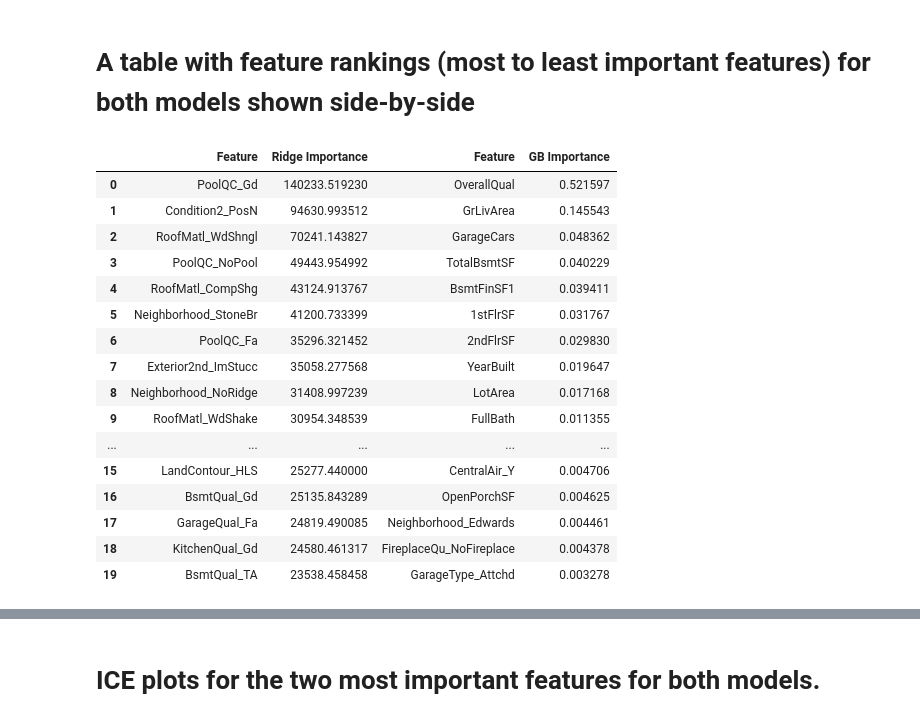
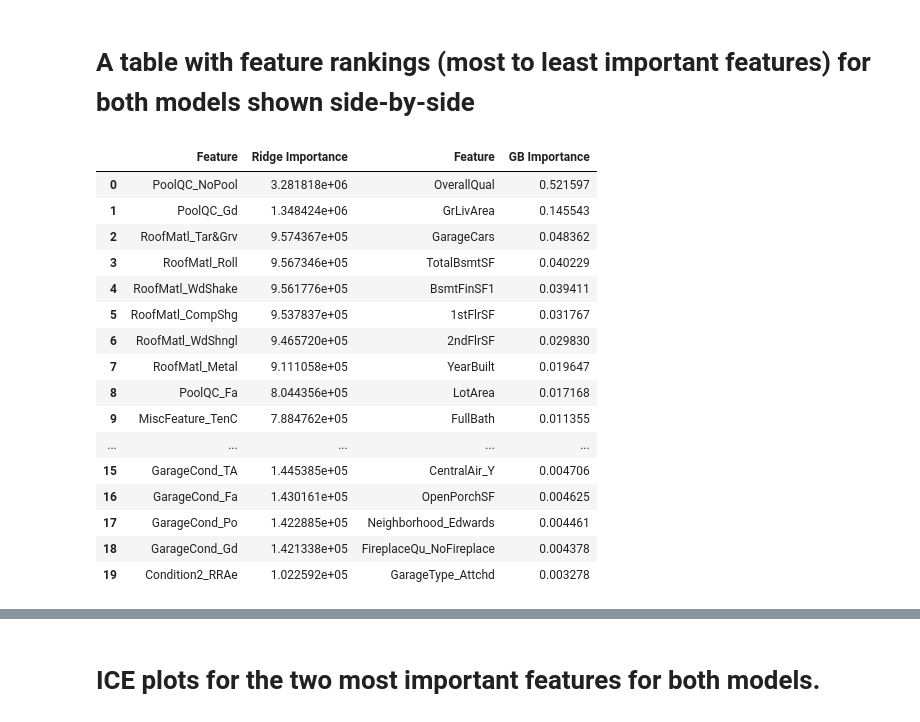
Before and after one commit to annwanginnt/Operation-Research, a Jupyter notebook: AIassignment2.ipynb, the cells around one changed output, grey strips where cells are left out. Saved outputs shown, nothing was run; the diff lists cells and outputs as text; code cells hidden in the pictures.

```diff
--- a/AIassignment2.ipynb
+++ b/AIassignment2.ipynb
@@ -552,43 +559,44 @@ shap.summary_plot(shap_values, X_train, plot_type='bar')
 # A table with feature rankings (most to least important features) for both models shown side-by-side
 # %%
 gb_model = non_linear_models['Gradient Boosting']
+ridge_model = models['Linear Regression']
 
 
 
 # get Ridge model's feature importance using absolute value
 ridge_importance = abs(ridge_model.coef_)
 
 # get Gradient Boosting  model's feature importance using absolute value
 gb_importance = gb_model.feature_importances_
 
 # convert to DataFrame
 ridge_df = pd.DataFrame({'Feature': feature_names, 'Ridge Importance': ridge_importance})
 gb_df = pd.DataFrame({'Feature': feature_names, 'GB Importance': gb_importance})
 
 # sort two dataframe
 ridge_df = ridge_df.sort_values(by='Ridge Importance', ascending=False).reset_index(drop=True)
 gb_df = gb_df.sort_values(by='GB Importance', ascending=False).reset_index(drop=True)
 
 # concat two dataset
 feature_importance_df = pd.concat([ridge_df, gb_df], axis=1)
 
 # Most 20 important features for both models
 feature_importance_df.head(20)
 # %% [output]
 |  | Feature | Ridge Importance | Feature | GB Importance |
-| 0 | PoolQC_Gd | 140233.519230 | OverallQual | 0.521597 |
-| 1 | Condition2_PosN | 94630.993512 | GrLivArea | 0.145543 |
-| 2 | RoofMatl_WdShngl | 70241.143827 | GarageCars | 0.048362 |
-| 3 | PoolQC_NoPool | 49443.954992 | TotalBsmtSF | 0.040229 |
-| 4 | RoofMatl_CompShg | 43124.913767 | BsmtFinSF1 | 0.039411 |
-| 5 | Neighborhood_StoneBr | 41200.733399 | 1stFlrSF | 0.031767 |
-| 6 | PoolQC_Fa | 35296.321452 | 2ndFlrSF | 0.029830 |
-| 7 | Exterior2nd_ImStucc | 35058.277568 | YearBuilt | 0.019647 |
-| 8 | Neighborhood_NoRidge | 31408.997239 | LotArea | 0.017168 |
-| 9 | RoofMatl_WdShake | 30954.348539 | FullBath | 0.011355 |
+| 0 | PoolQC_NoPool | 3.281818e+06 | OverallQual | 0.521597 |
+| 1 | PoolQC_Gd | 1.348424e+06 | GrLivArea | 0.145543 |
+| 2 | RoofMatl_Tar&Grv | 9.574367e+05 | GarageCars | 0.048362 |
+| 3 | RoofMatl_Roll | 9.567346e+05 | TotalBsmtSF | 0.040229 |
+| 4 | RoofMatl_WdShake | 9.561776e+05 | BsmtFinSF1 | 0.039411 |
+| 5 | RoofMatl_CompShg | 9.537837e+05 | 1stFlrSF | 0.031767 |
+| 6 | RoofMatl_WdShngl | 9.465720e+05 | 2ndFlrSF | 0.029830 |
+| 7 | RoofMatl_Metal | 9.111058e+05 | YearBuilt | 0.019647 |
+| 8 | PoolQC_Fa | 8.044356e+05 | LotArea | 0.017168 |
+| 9 | MiscFeature_TenC | 7.884762e+05 | FullBath | 0.011355 |
 | ... | ... | ... | ... | ... |
-| 15 | LandContour_HLS | 25277.440000 | CentralAir_Y | 0.004706 |
-| 16 | BsmtQual_Gd | 25135.843289 | OpenPorchSF | 0.004625 |
-| 17 | GarageQual_Fa | 24819.490085 | Neighborhood_Edwards | 0.004461 |
-| 18 | KitchenQual_Gd | 24580.461317 | FireplaceQu_NoFireplace | 0.004378 |
-| 19 | BsmtQual_TA | 23538.458458 | GarageType_Attchd | 0.003278 |
+| 15 | GarageCond_TA | 1.445385e+05 | CentralAir_Y | 0.004706 |
+| 16 | GarageCond_Fa | 1.430161e+05 | OpenPorchSF | 0.004625 |
+| 17 | GarageCond_Po | 1.422885e+05 | Neighborhood_Edwards | 0.004461 |
+| 18 | GarageCond_Gd | 1.421338e+05 | FireplaceQu_NoFireplace | 0.004378 |
+| 19 | Condition2_RRAe | 1.022592e+05 | GarageType_Attchd | 0.003278 |
```
Also changed, not shown: parts of 28 cells of this notebook.
